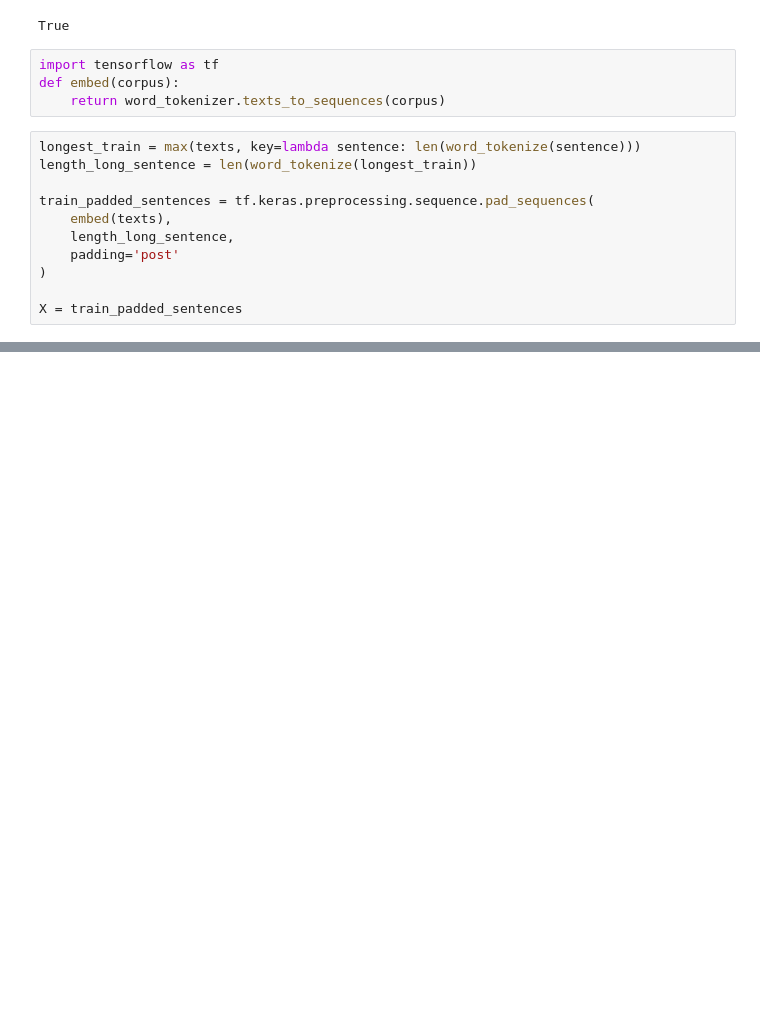
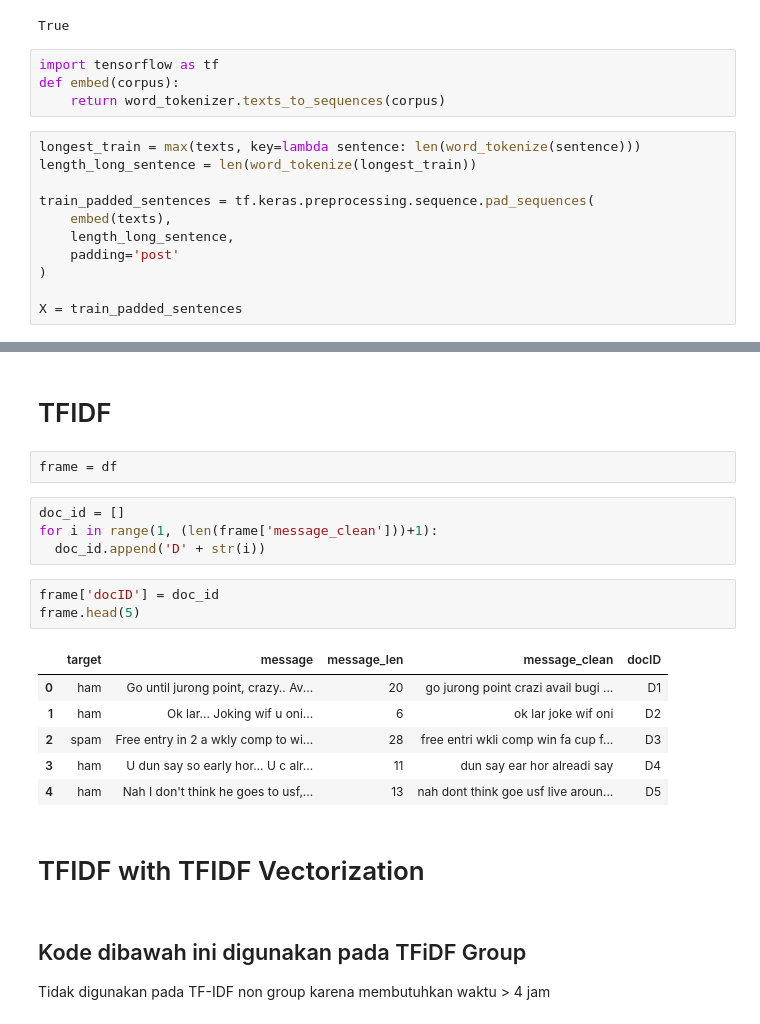
Before and after one commit to calvinadelbert/STBI-2-1, a Jupyter notebook: src/TF_DF_SPAM_DATASET_WORD_EMBED_GLOVE_STBI_PROYEK.ipynb, the cells around one changed output, grey strips where cells are left out. Drawn from its saved outputs; the diff is of its cells as text; blank space fills up the shorter version.

```diff
--- a/src/TF_DF_SPAM_DATASET_WORD_EMBED_GLOVE_STBI_PROYEK.ipynb
+++ b/src/TF_DF_SPAM_DATASET_WORD_EMBED_GLOVE_STBI_PROYEK.ipynb
@@ -237,0 +248,23 @@ X = train_padded_sentences
+# %% [markdown]
+# TFIDF
+# %%
+frame = df
+# %%
+doc_id = []
+for i in range(1, (len(frame['message_clean']))+1):
+  doc_id.append('D' + str(i))
+# %%
+frame['docID'] = doc_id
+frame.head(5)
+# %% [output]
+|  | target | message | message_len | message_clean | docID |
+| 0 | ham | Go until jurong point, crazy.. Av... | 20 | go jurong point crazi avail bugi ... | D1 |
+| 1 | ham | Ok lar... Joking wif u oni... | 6 | ok lar joke wif oni | D2 |
+| 2 | spam | Free entry in 2 a wkly comp to wi... | 28 | free entri wkli comp win fa cup f... | D3 |
+| 3 | ham | U dun say so early hor... U c alr... | 11 | dun say ear hor alreadi say | D4 |
+| 4 | ham | Nah I don't think he goes to usf,... | 13 | nah dont think goe usf live aroun... | D5 |
+# %% [markdown]
+# TFIDF with TFIDF Vectorization
+# %% [markdown]
+## Kode dibawah ini digunakan pada TFiDF Group
+Tidak digunakan pada TF-IDF non group karena membutuhkan waktu > 4 jam
```
Also changed, not shown: parts of 12 cells of this notebook, 1 other file.
